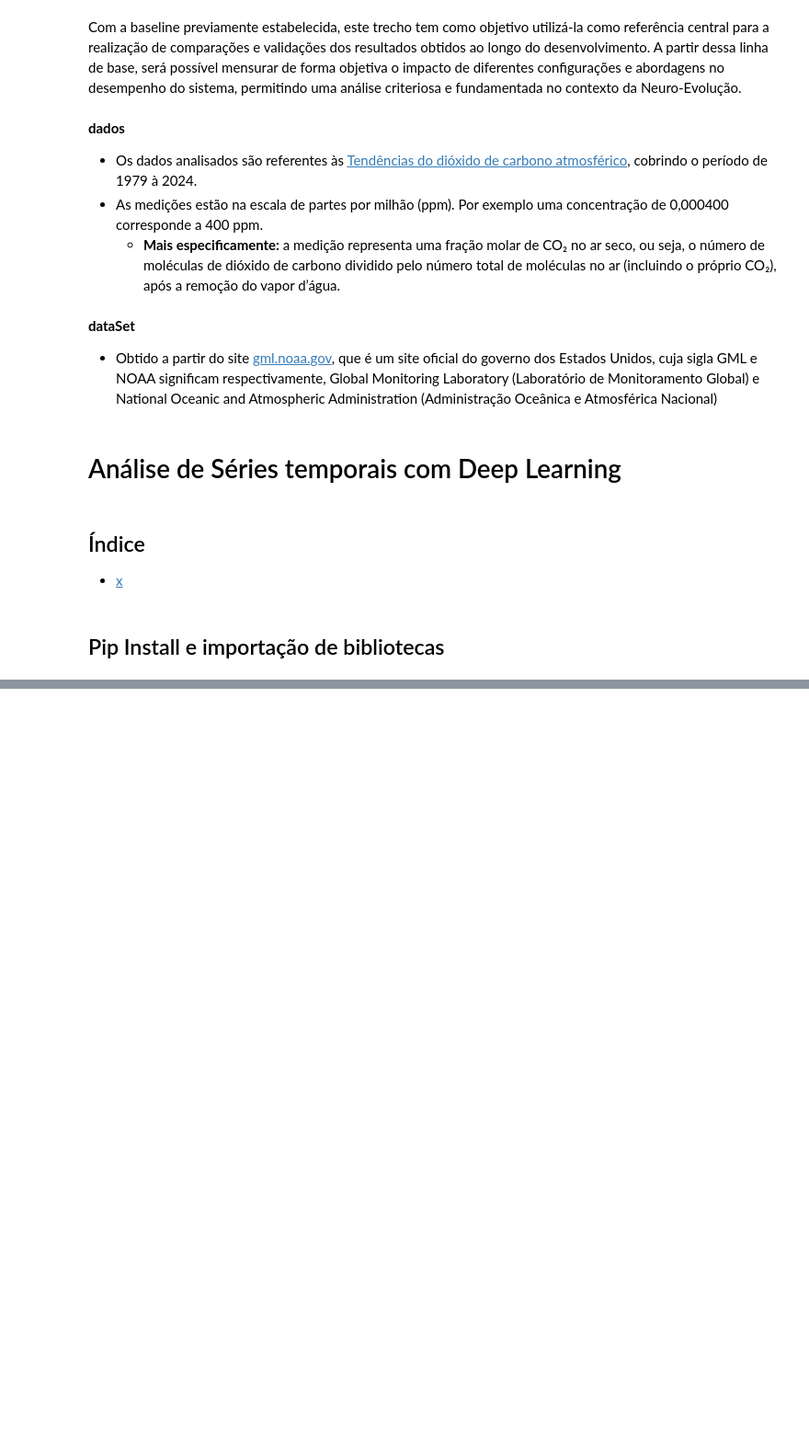
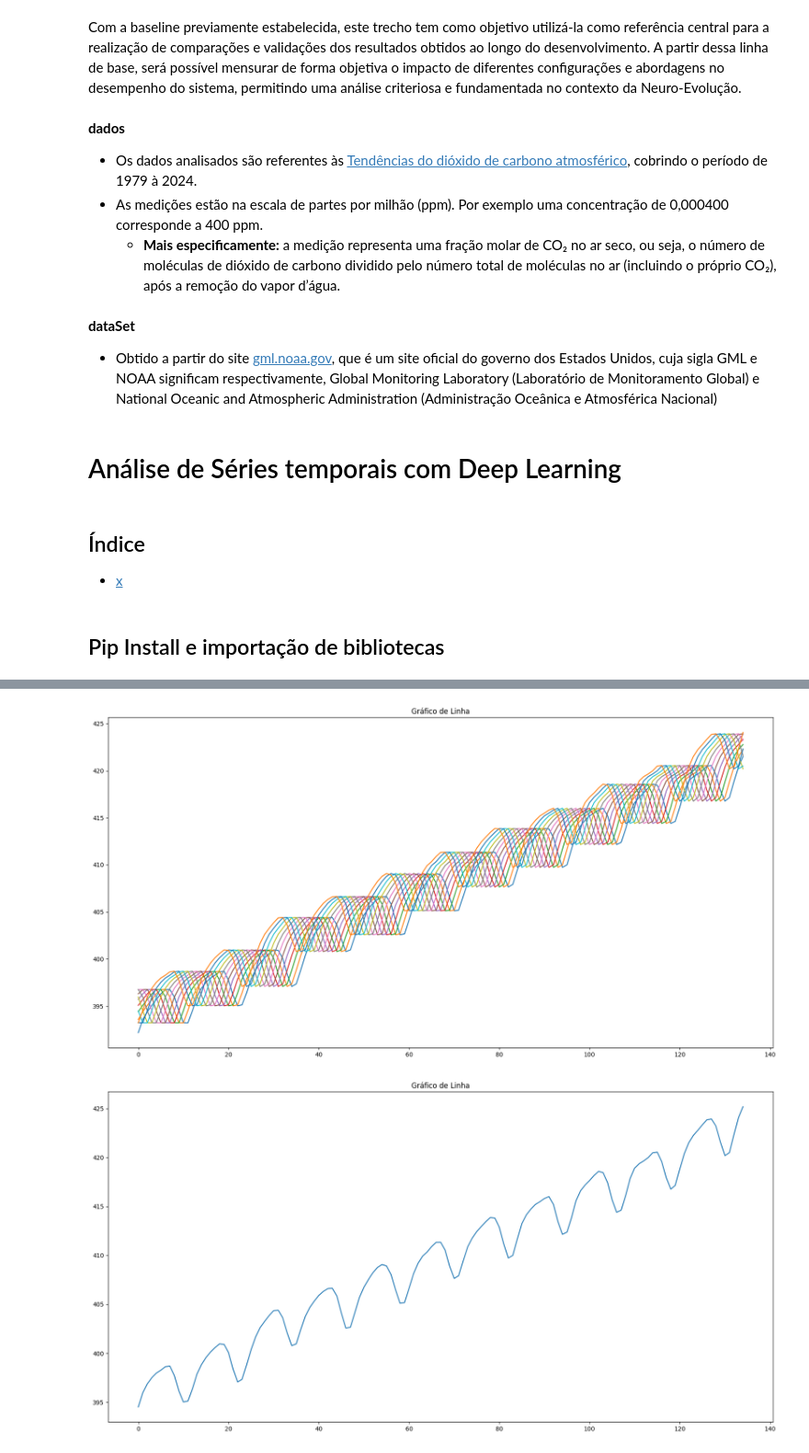
Before and after one commit to Elizetaa/Otimizacao-de-Gas-com-Neuro-Evolucao, a Jupyter notebook: Trends_Atmospheric_CO2/2_tensorFlow_model.ipynb, the cells around one changed output, grey strips where cells are left out. Shown: that part at 92% size. Saved outputs shown, nothing was run; the diff lists cells and outputs as text; code cells hidden in the pictures; blank space fills up the shorter version.

```diff
--- a/Trends_Atmospheric_CO2/2_tensorFlow_model.ipynb
+++ b/Trends_Atmospheric_CO2/2_tensorFlow_model.ipynb
@@ -95,0 +53,4 @@ aux.plotLine(trainNormalized[0])
+# %%
+dataset = df.values
+dataset = dataset.astype(np.float32)
+type(dataset)
@@ -95,0 +59,4 @@ aux.plotLine(trainNormalized[0])
+# %%
+window_size = 12
+X, y = aux.criarJanelas(dataset, window_size)
+X[:3], y[:3]
@@ -95,0 +155,6 @@ aux.plotLine(trainNormalized[0])
+# %%
+aux.plotLine(X_test)
+aux.plotLine(y_test)
+# %% [output]
+[figure, added]
+[figure, added]
```
Also changed, not shown: parts of 19 cells of this notebook, 4 other files.
